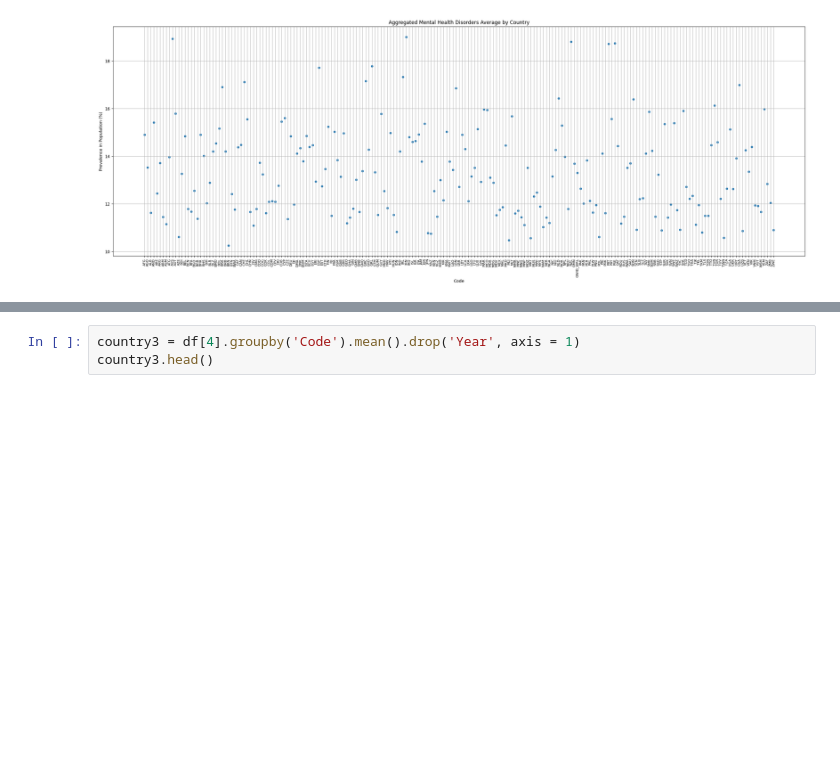
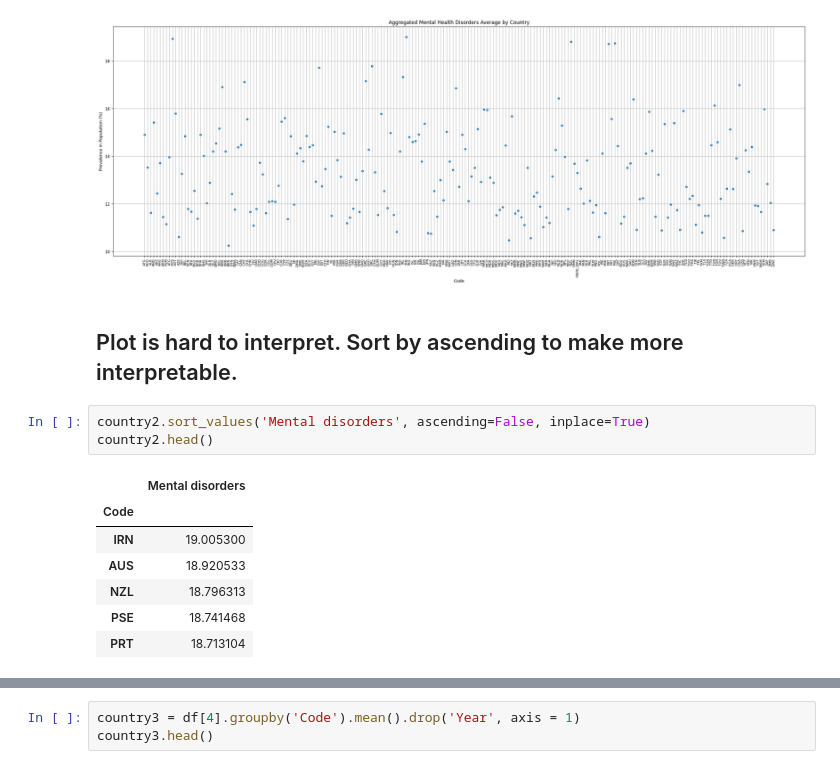
Before and after one commit to schellrw/mental_health, a Jupyter notebook: mental_health_EDA.ipynb, the cells around one changed output, grey strips where cells are left out. Cells and saved outputs as stored; diff of their text form; blank space fills up the shorter version.

```diff
--- a/mental_health_EDA.ipynb
+++ b/mental_health_EDA.ipynb
@@ -301,3 +301,16 @@ plt.grid()
 plt.show()
 # %% [output]
 [figure]
+# %% [markdown]
+## Plot is hard to interpret.  Sort by ascending to make more interpretable.
+# %%
+country2.sort_values('Mental disorders', ascending=False, inplace=True)
+country2.head()
+# %% [output]
+|  | Mental disorders |
+| Code |  |
+| IRN | 19.005300 |
+| AUS | 18.920533 |
+| NZL | 18.796313 |
+| PSE | 18.741468 |
+| PRT | 18.713104 |
```
Also changed, not shown: parts of 7 cells of this notebook.
